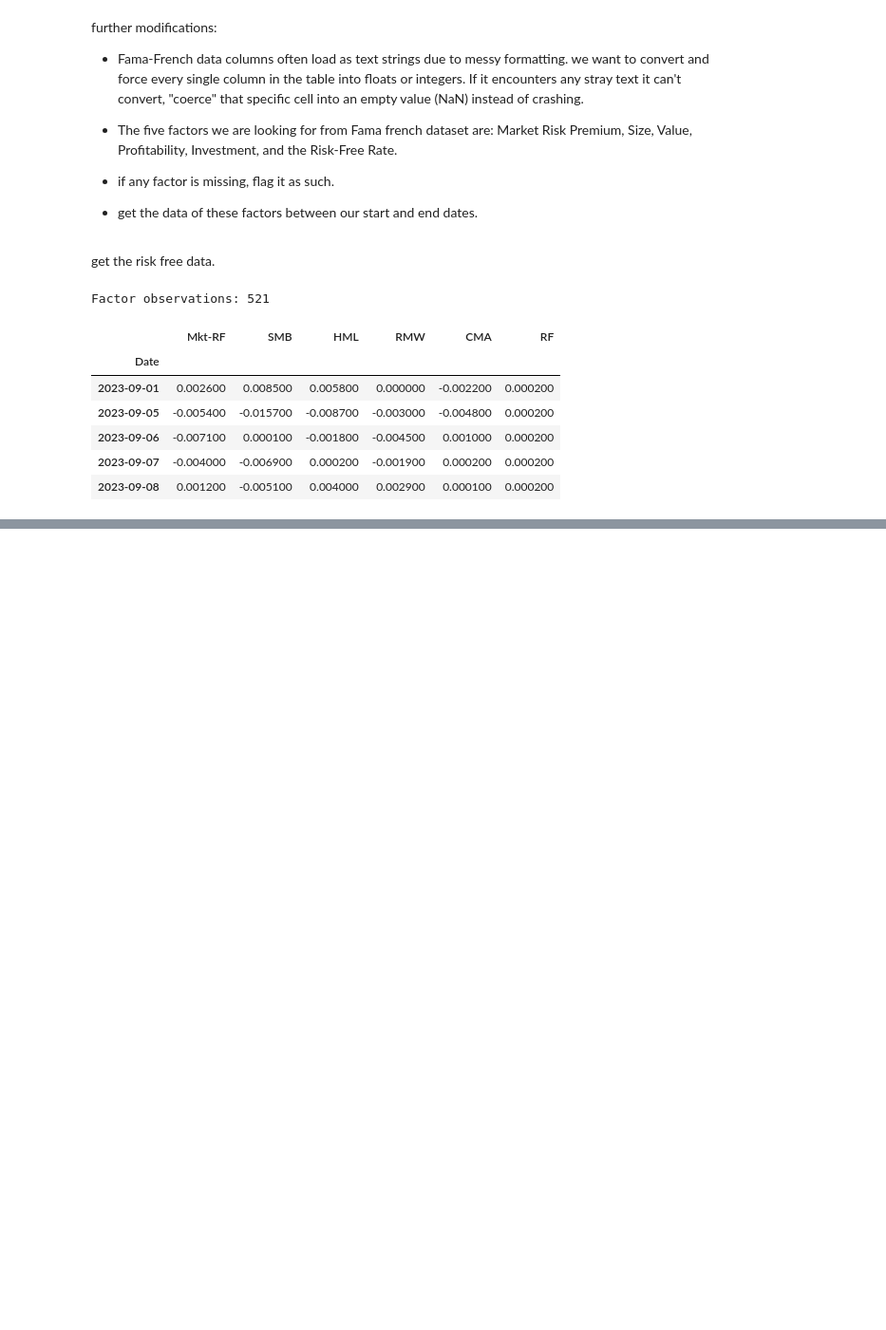
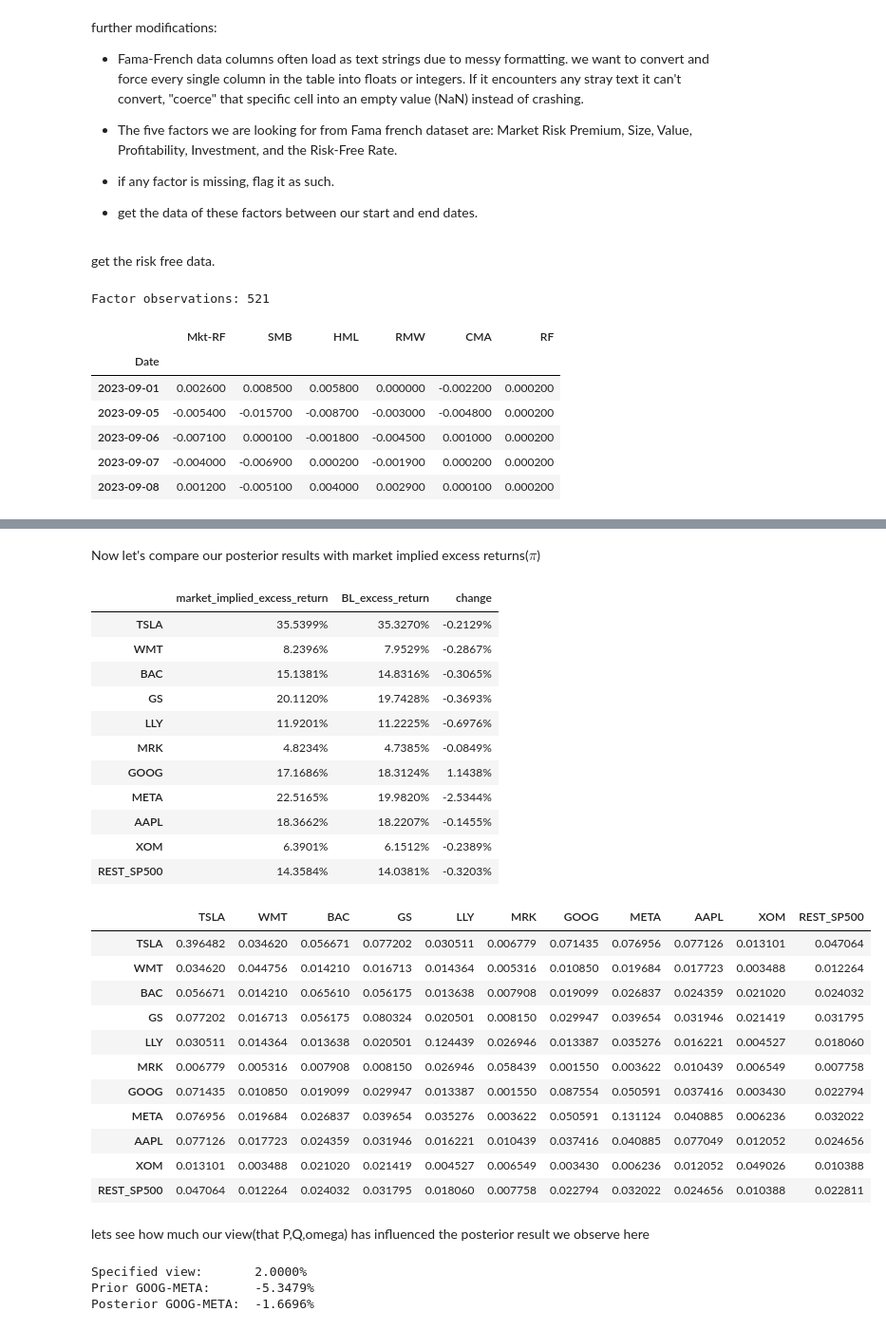
Before and after one commit to George7531/Portfolio_Management, a Jupyter notebook: Group_19296_MScFE_652_Portfolio_Management_Project_1.ipynb, the cells around one changed output, grey strips where cells are left out. Shown at 95% size. Drawn from its saved outputs; the diff is of its cells as text; code cells hidden in the pictures; blank space fills up the shorter version.

```diff
--- a/Group_19296_MScFE_652_Portfolio_Management_Project_1.ipynb
+++ b/Group_19296_MScFE_652_Portfolio_Management_Project_1.ipynb
@@ -684,0 +1021,53 @@ Factor observations: 521
+# %% [markdown]
+Now let's compare our posterior results with market implied excess returns($\pi$)
+# %%
+
+
+
+results = pd.DataFrame({
+    "market_implied_excess_return": pi,
+    "BL_excess_return": mu_bl,
+    "change": mu_bl - pi
+})
+
+display(results.style.format("{:.4%}"))
+display(cov_bl.round(6))
+# %% [output]
+|  | market_implied_excess_return | BL_excess_return | change |
+| TSLA | 35.5399% | 35.3270% | -0.2129% |
+| WMT | 8.2396% | 7.9529% | -0.2867% |
+| BAC | 15.1381% | 14.8316% | -0.3065% |
+| GS | 20.1120% | 19.7428% | -0.3693% |
+| LLY | 11.9201% | 11.2225% | -0.6976% |
+| MRK | 4.8234% | 4.7385% | -0.0849% |
+| GOOG | 17.1686% | 18.3124% | 1.1438% |
+| META | 22.5165% | 19.9820% | -2.5344% |
+| AAPL | 18.3662% | 18.2207% | -0.1455% |
+| XOM | 6.3901% | 6.1512% | -0.2389% |
+| REST_SP500 | 14.3584% | 14.0381% | -0.3203% |
+|  | TSLA | WMT | BAC | GS | LLY | MRK | GOOG | META | AAPL | XOM | REST_SP500 |
+| TSLA | 0.396482 | 0.034620 | 0.056671 | 0.077202 | 0.030511 | 0.006779 | 0.071435 | 0.076956 | 0.077126 | 0.013101 | 0.047064 |
+| WMT | 0.034620 | 0.044756 | 0.014210 | 0.016713 | 0.014364 | 0.005316 | 0.010850 | 0.019684 | 0.017723 | 0.003488 | 0.012264 |
+| BAC | 0.056671 | 0.014210 | 0.065610 | 0.056175 | 0.013638 | 0.007908 | 0.019099 | 0.026837 | 0.024359 | 0.021020 | 0.024032 |
+| GS | 0.077202 | 0.016713 | 0.056175 | 0.080324 | 0.020501 | 0.008150 | 0.029947 | 0.039654 | 0.031946 | 0.021419 | 0.031795 |
+| LLY | 0.030511 | 0.014364 | 0.013638 | 0.020501 | 0.124439 | 0.026946 | 0.013387 | 0.035276 | 0.016221 | 0.004527 | 0.018060 |
+| MRK | 0.006779 | 0.005316 | 0.007908 | 0.008150 | 0.026946 | 0.058439 | 0.001550 | 0.003622 | 0.010439 | 0.006549 | 0.007758 |
+| GOOG | 0.071435 | 0.010850 | 0.019099 | 0.029947 | 0.013387 | 0.001550 | 0.087554 | 0.050591 | 0.037416 | 0.003430 | 0.022794 |
+| META | 0.076956 | 0.019684 | 0.026837 | 0.039654 | 0.035276 | 0.003622 | 0.050591 | 0.131124 | 0.040885 | 0.006236 | 0.032022 |
+| AAPL | 0.077126 | 0.017723 | 0.024359 | 0.031946 | 0.016221 | 0.010439 | 0.037416 | 0.040885 | 0.077049 | 0.012052 | 0.024656 |
+| XOM | 0.013101 | 0.003488 | 0.021020 | 0.021419 | 0.004527 | 0.006549 | 0.003430 | 0.006236 | 0.012052 | 0.049026 | 0.010388 |
+| REST_SP500 | 0.047064 | 0.012264 | 0.024032 | 0.031795 | 0.018060 | 0.007758 | 0.022794 | 0.032022 | 0.024656 | 0.010388 | 0.022811 |
+# %% [markdown]
+lets see how much our view(that P,Q,omega) has influenced the posterior result we observe here
+# %%
+# Compare the specified view with the prior and posterior.
+prior_spread = pi["GOOG"] - pi["META"]
+posterior_spread = mu_bl["GOOG"] - mu_bl["META"]
+
+print(f"Specified view:       {Q[0]:.4%}")
+print(f"Prior GOOG-META:      {prior_spread:.4%}")
+print(f"Posterior GOOG-META:  {posterior_spread:.4%}")
+# %% [output]
+Specified view:       2.0000%
+Prior GOOG-META:      -5.3479%
+Posterior GOOG-META:  -1.6696%
```
Also changed, not shown: parts of 42 cells of this notebook.
